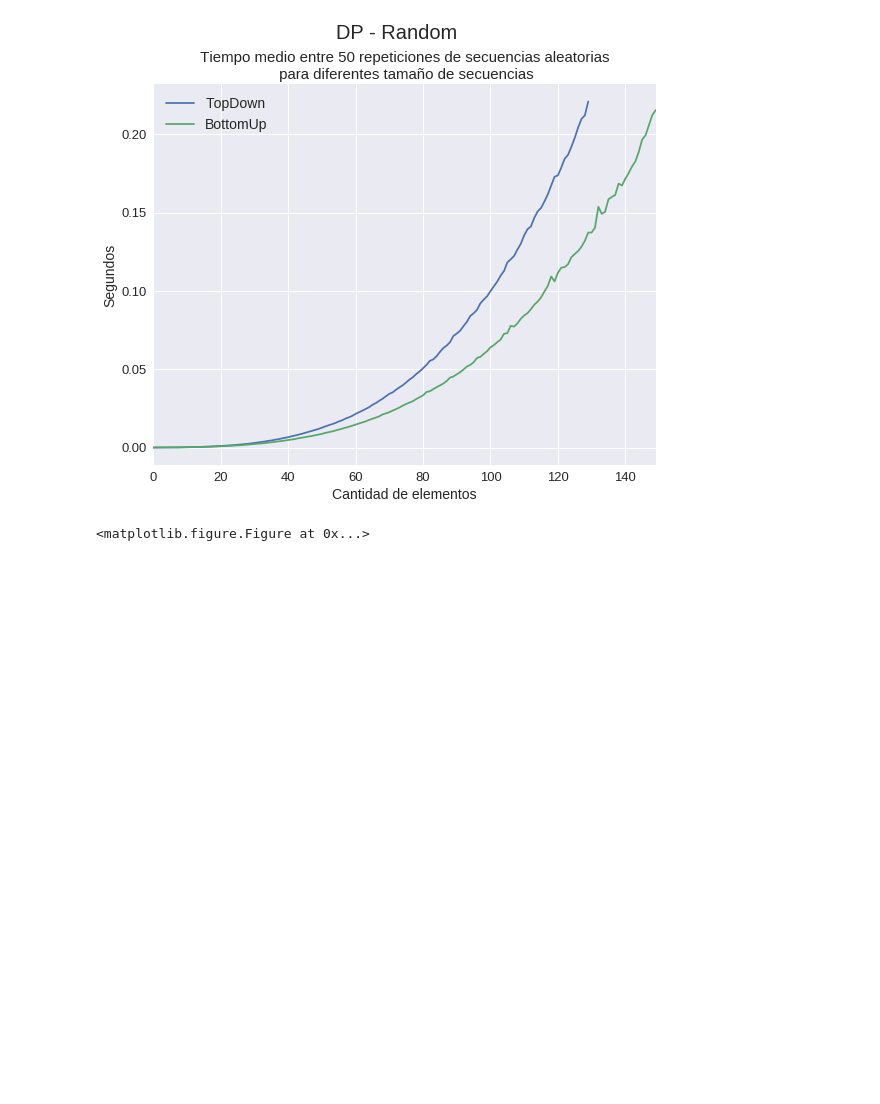
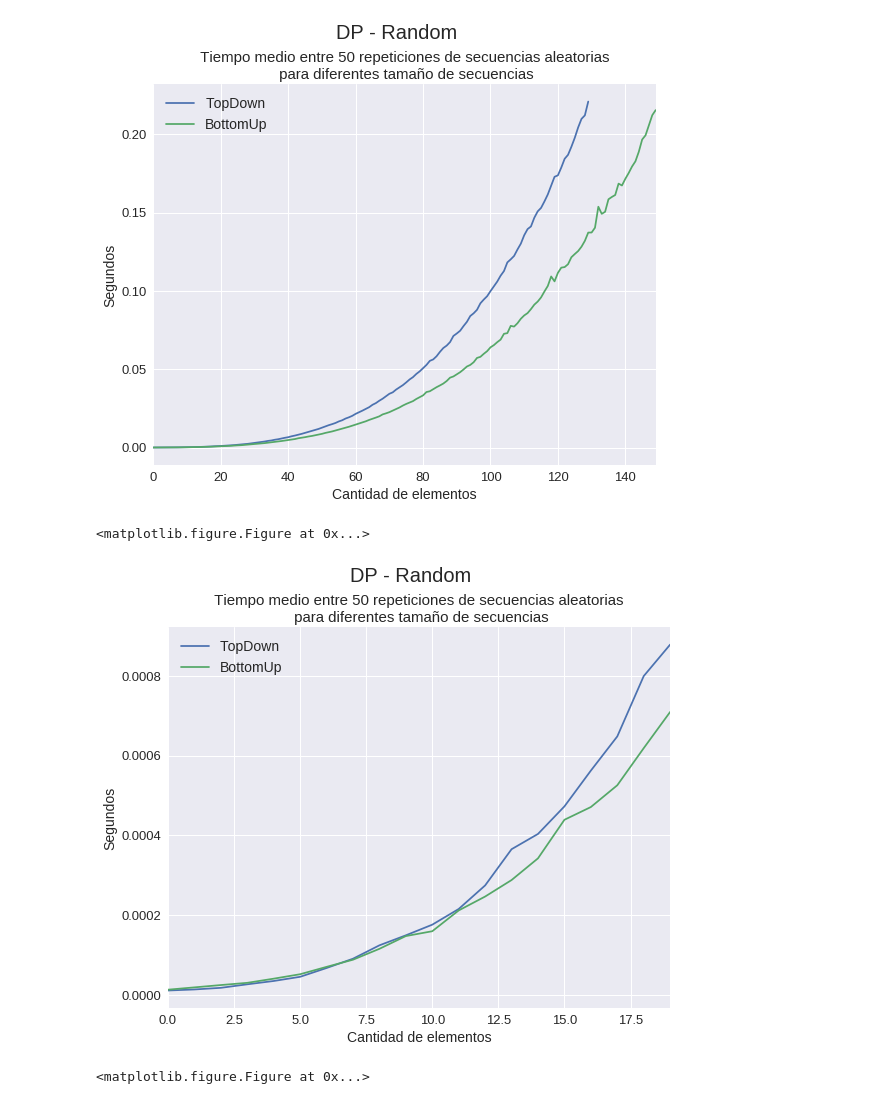
Before and after one commit to JonSeijo/algo3-tp1, a Jupyter notebook: experimentos/Graficador random.ipynb, the cells around one changed output. Drawn from its saved outputs; the diff is of its cells as text; code cells hidden in the pictures; blank space fills up the shorter version.

```diff
--- a/experimentos/Graficador random.ipynb
+++ b/experimentos/Graficador random.ipynb
@@ -153,6 +153,31 @@ plt.show()
 # %% [output]
 <matplotlib.figure.Figure at 0x...>
 [figure]
+# %%
+%matplotlib inline
+tiempos_topdown_random = datos_topdown_random['meanSeconds'][:20]
+tiempos_bottomup_random = datos_bottomup_random['meanSeconds'][:20]
+
+# Repes = 50
+# TopDown: n = 130
+# BottomUp: n = 150
+plt.clf()
+
+fig = plt.figure(figsize=(9,7))
+
+ax_td = tiempos_topdown_random.plot(fontsize = 13)
+ax_bu = tiempos_bottomup_random.plot()
+
+fig.suptitle('DP - Random', fontsize=20, position=(0.5, 1.00)) # Add the text/suptitle to figure
+ax_td.set_title('\n Tiempo medio entre 50 repeticiones de secuencias aleatorias \n para diferentes tamaño de secuencias', fontsize = 15)
+ax_td.legend(['TopDown', 'BottomUp'], fontsize = 14)
+ax_td.set_xlabel("Cantidad de elementos", size = 14)
+ax_td.set_ylabel("Segundos", size = 14)
+
+plt.show()
+# %% [output]
+<matplotlib.figure.Figure at 0x...>
+[figure, added]
 # %%
 %matplotlib inline
 tiempos_topdown_random = datos_topdown_random['meanSeconds']
```
Also changed, not shown: 2 other files.
